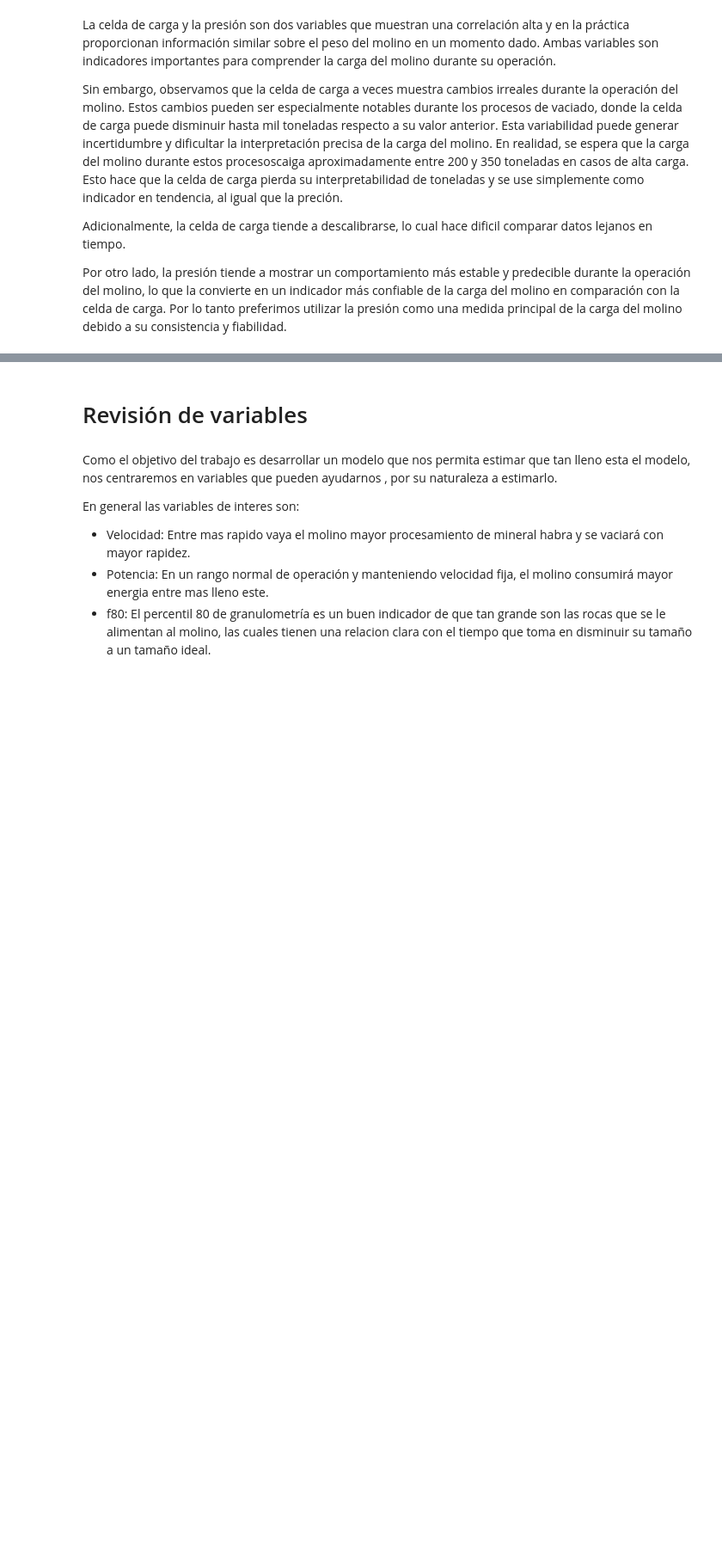
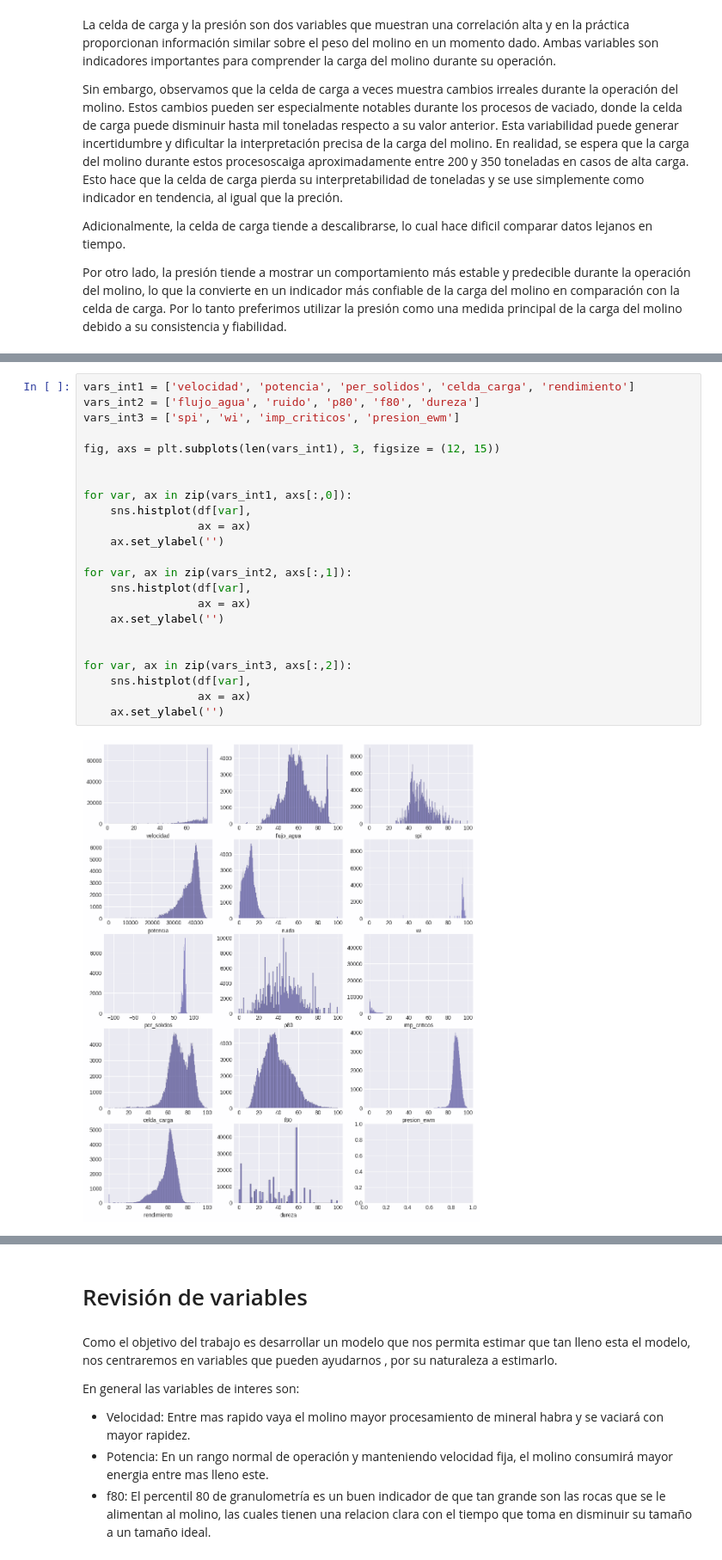
Before and after one commit to guillermovc/MLOps-grinding, a Jupyter notebook: notebooks/EDA_000_misael.ipynb, the cells around one changed output, grey strips where cells are left out. Shown at 86% size. Drawn from its saved outputs; the diff is of its cells as text; blank space fills up the shorter version.

```diff
--- a/notebooks/EDA_000_misael.ipynb
+++ b/notebooks/EDA_000_misael.ipynb
@@ -107,0 +103,25 @@ PosixPath('/home/misael/repos/MLOps-grinding/data')
+# %%
+vars_int1 = ['velocidad', 'potencia', 'per_solidos', 'celda_carga', 'rendimiento']
+vars_int2 = ['flujo_agua', 'ruido', 'p80', 'f80', 'dureza']
+vars_int3 = ['spi', 'wi', 'imp_criticos', 'presion_ewm']
+
+fig, axs = plt.subplots(len(vars_int1), 3, figsize = (12, 15))
+
+
+for var, ax in zip(vars_int1, axs[:,0]):
+    sns.histplot(df[var],
+                 ax = ax)
+    ax.set_ylabel('')
+
+for var, ax in zip(vars_int2, axs[:,1]):
+    sns.histplot(df[var],
+                 ax = ax)
+    ax.set_ylabel('')
+
+
+for var, ax in zip(vars_int3, axs[:,2]):
+    sns.histplot(df[var],
+                 ax = ax)
+    ax.set_ylabel('')
+# %% [output]
+[figure, added]
```
Also changed, not shown: parts of 24 cells of this notebook.
